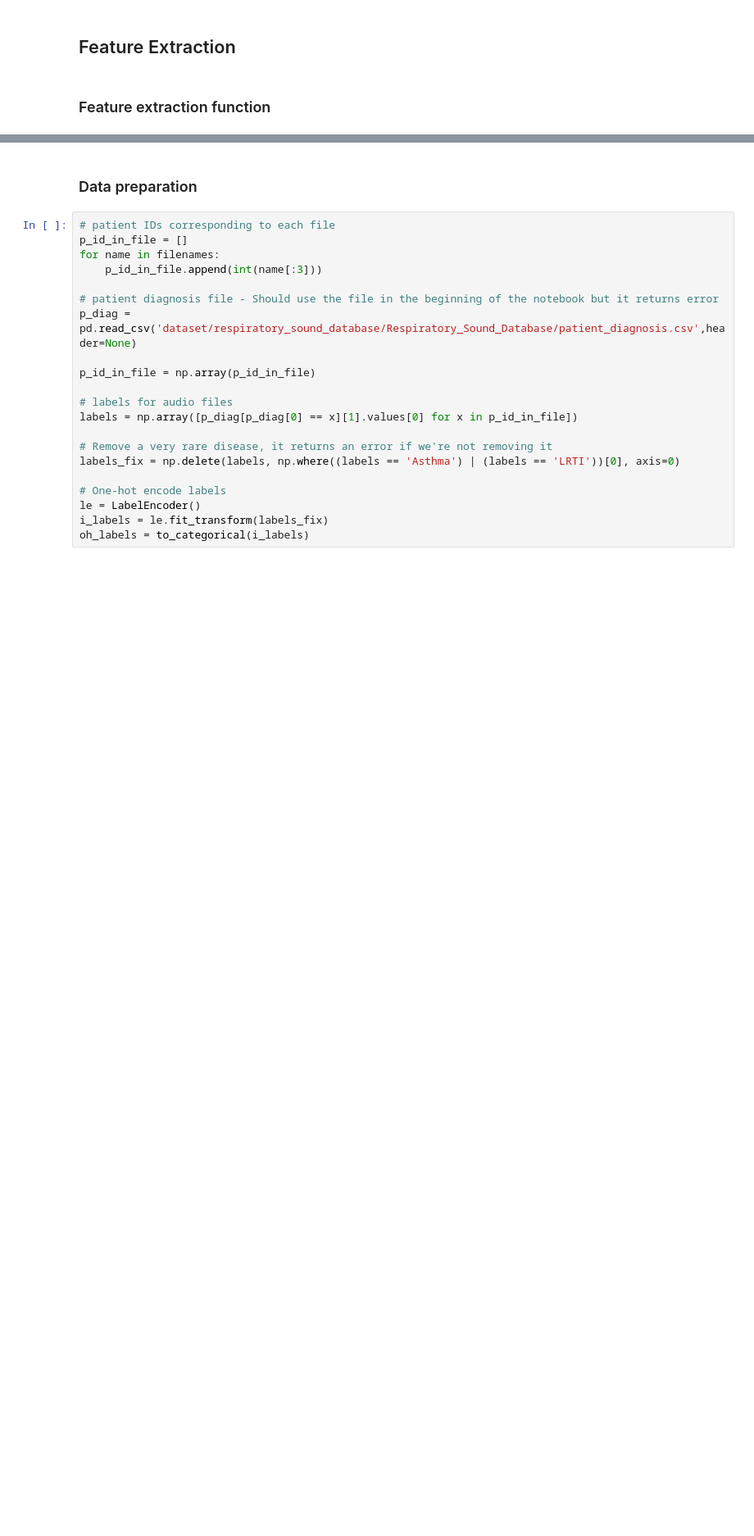
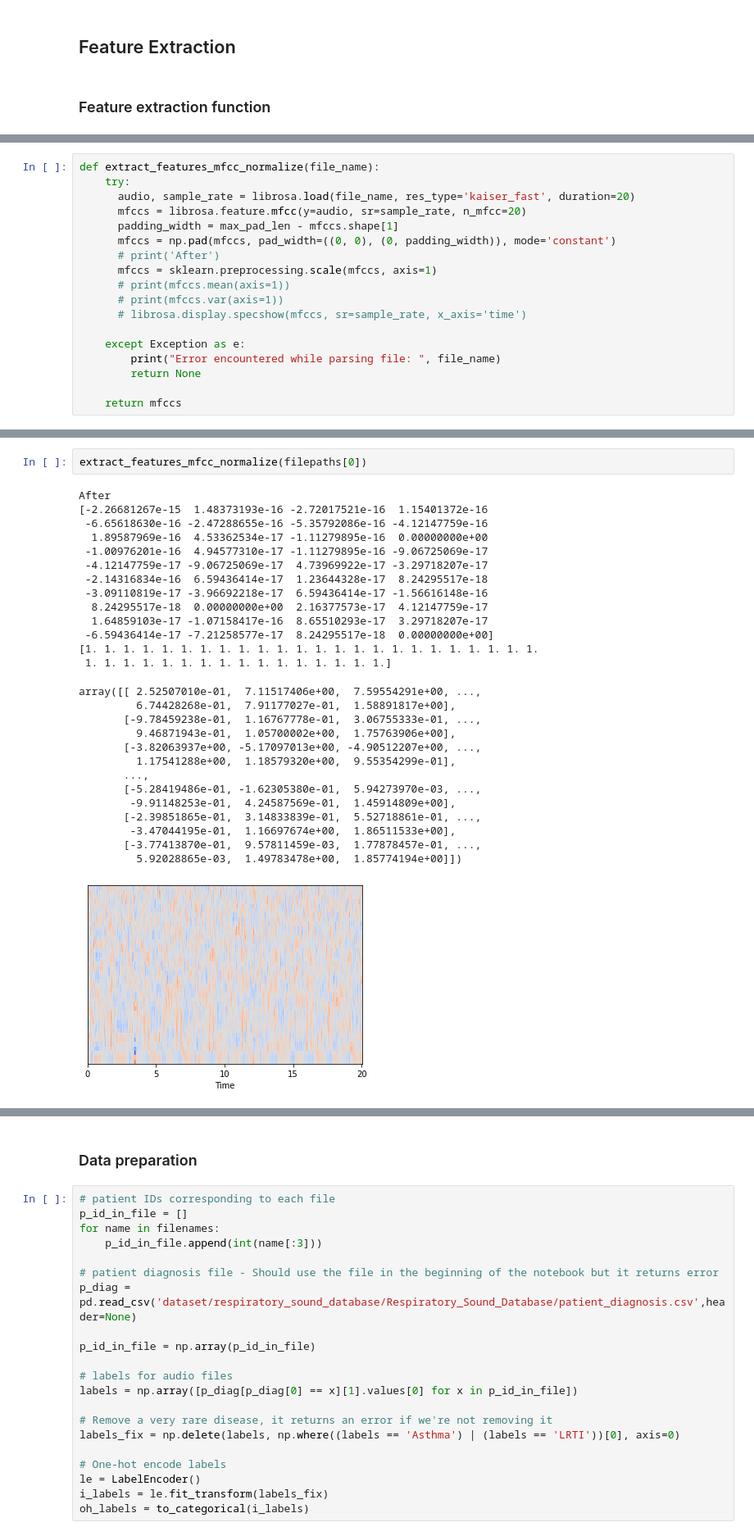
Before and after one commit to LaodeMFauzan/bangkit-project, a Jupyter notebook: main-notebook.ipynb, the cells around one changed output, grey strips where cells are left out. Shown at 82% size. Drawn from its saved outputs; the diff is of its cells as text; blank space fills up the shorter version.

```diff
--- a/main-notebook.ipynb
+++ b/main-notebook.ipynb
@@ -297,0 +303,18 @@ def extract_features_mfcc(file_name):
+# %%
+def extract_features_mfcc_normalize(file_name):
+    try:
+      audio, sample_rate = librosa.load(file_name, res_type='kaiser_fast', duration=20)
+      mfccs = librosa.feature.mfcc(y=audio, sr=sample_rate, n_mfcc=20)
+      padding_width = max_pad_len - mfccs.shape[1]
+      mfccs = np.pad(mfccs, pad_width=((0, 0), (0, padding_width)), mode='constant')
+      # print('After')
+      mfccs = sklearn.preprocessing.scale(mfccs, axis=1)
+      # print(mfccs.mean(axis=1))
+      # print(mfccs.var(axis=1))
+      # librosa.display.specshow(mfccs, sr=sample_rate, x_axis='time')
+
+    except Exception as e:
+        print("Error encountered while parsing file: ", file_name)
+        return None
+
+    return mfccs
@@ -298,3 +357,33 @@ def extract_features_mfcc(file_name):
+# %%
+extract_features_mfcc_normalize(filepaths[0])
+# %% [output]
+After
+[-2.26681267e-15  1.48373193e-16 -2.72017521e-16  1.15401372e-16
+ -6.65618630e-16 -2.47288655e-16 -5.35792086e-16 -4.12147759e-16
+  1.89587969e-16  4.53362534e-17 -1.11279895e-16  0.00000000e+00
+ -1.00976201e-16  4.94577310e-17 -1.11279895e-16 -9.06725069e-17
+ -4.12147759e-17 -9.06725069e-17  4.73969922e-17 -3.29718207e-17
+ -2.14316834e-16  6.59436414e-17  1.23644328e-17  8.24295517e-18
+ -3.09110819e-17 -3.96692218e-17  6.59436414e-17 -1.56616148e-16
+  8.24295517e-18  0.00000000e+00  2.16377573e-17  4.12147759e-17
+  1.64859103e-17 -1.07158417e-16  8.65510293e-17  3.29718207e-17
+ -6.59436414e-17 -7.21258577e-17  8.24295517e-18  0.00000000e+00]
+[1. 1. 1. 1. 1. 1. 1. 1. 1. 1. 1. 1. 1. 1. 1. 1. 1. 1. 1. 1. 1. 1. 1. 1.
+ 1. 1. 1. 1. 1. 1. 1. 1. 1. 1. 1. 1. 1. 1. 1. 1.]
+array([[ 2.52507010e-01,  7.11517406e+00,  7.59554291e+00, ...,
+         6.74428268e-01,  7.91177027e-01,  1.58891817e+00],
+       [-9.78459238e-01,  1.16767778e-01,  3.06755333e-01, ...,
+         9.46871943e-01,  1.05700002e+00,  1.75763906e+00],
+       [-3.82063937e+00, -5.17097013e+00, -4.90512207e+00, ...,
+         1.17541288e+00,  1.18579320e+00,  9.55354299e-01],
+       ...,
+       [-5.28419486e-01, -1.62305380e-01,  5.94273970e-03, ...,
+        -9.91148253e-01,  4.24587569e-01,  1.45914809e+00],
+       [-2.39851865e-01,  3.14833839e-01,  5.52718861e-01, ...,
+        -3.47044195e-01,  1.16697674e+00,  1.86511533e+00],
+       [-3.77413870e-01,  9.57811459e-03,  1.77878457e-01, ...,
+         5.92028865e-03,  1.49783478e+00,  1.85774194e+00]])
+[figure, added]
 # %%
 filenames = [f for f in listdir(root) if (isfile(join(root, f)) and f.endswith('.wav'))]
 filepaths = [join(root, f) for f in filenames] # full paths of files
```
Also changed, not shown: parts of 16 cells of this notebook.
